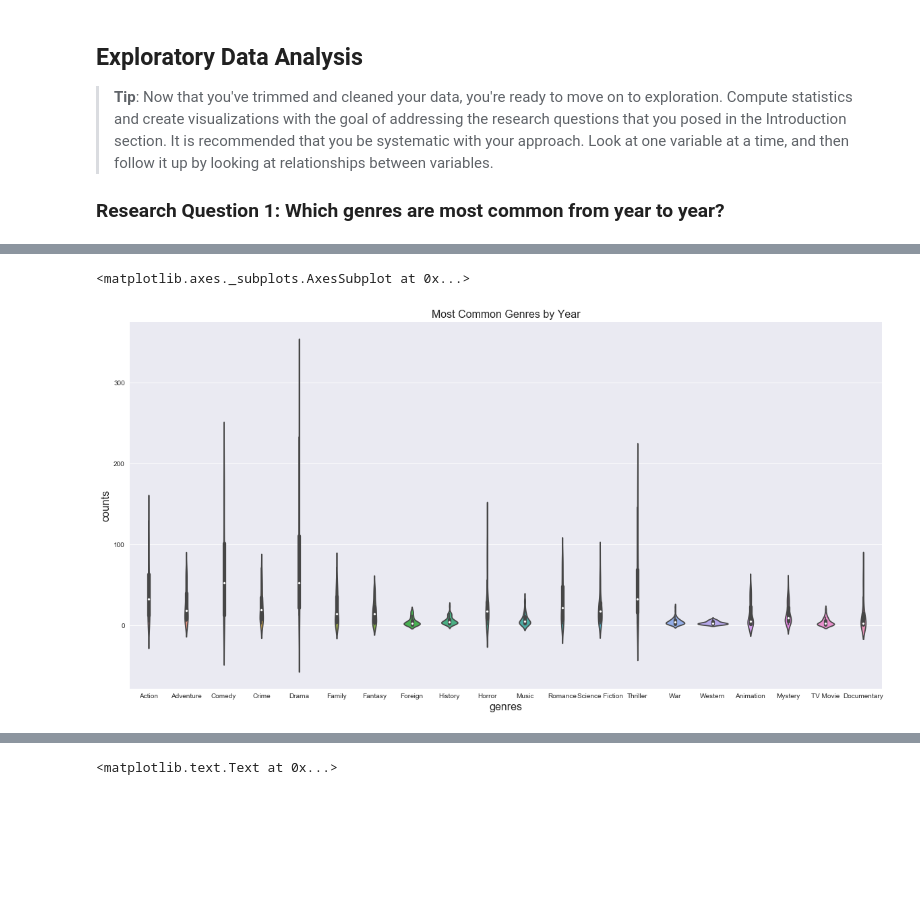
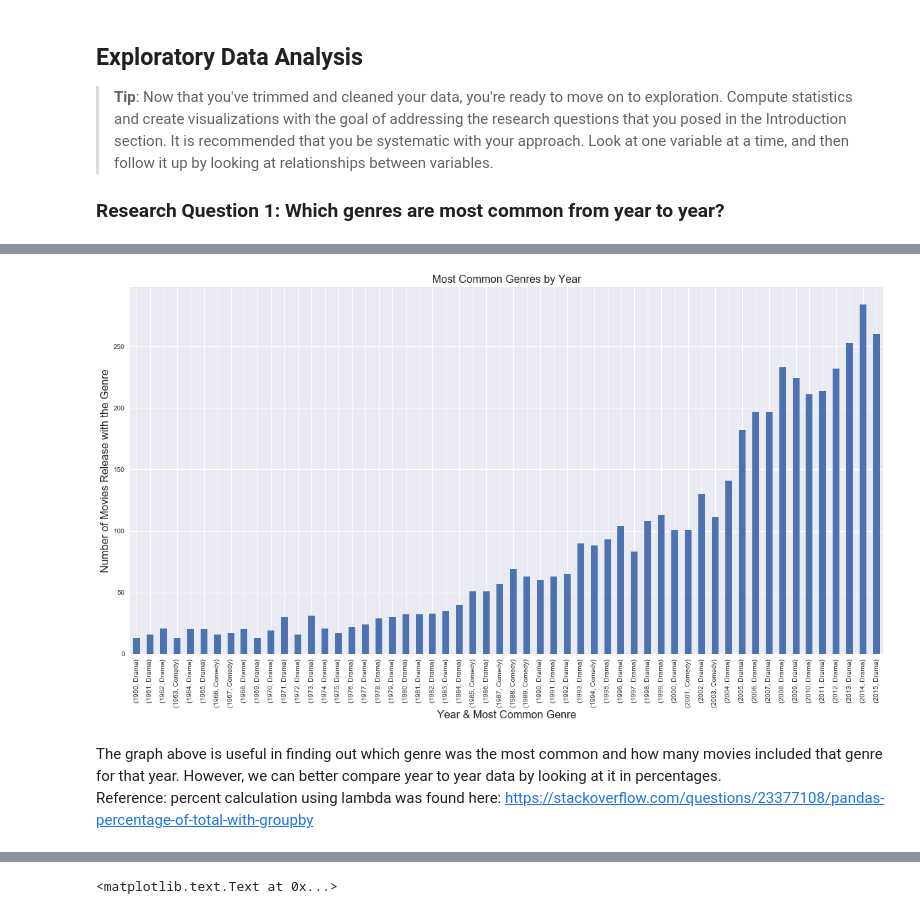
Before and after one commit to jasccyang/TMDB-movies-investigation, a Jupyter notebook: TMDB-Movies Investigation.ipynb, the cells around one changed output, grey strips where cells are left out. Cells and saved outputs as stored; diff of their text form; code cells hidden in the pictures; blank space fills up the shorter version.

Commit message:
Updated TMDB-Movies

```diff
--- a/TMDB-Movies Investigation.ipynb
+++ b/TMDB-Movies Investigation.ipynb
@@ -211,9 +200,11 @@ df_genres_final2.head()
+# %%
+# modify the dataframe to only display the most common movie genre for each year
+df_common_genres = df_genres_final.loc[df_genres_final.groupby('release_year')['counts'].idxmax()]
 # %%
-plt.figure(figsize=(20,10))
+df_common_genres.plot(kind = 'bar', figsize=(20,10))
 plt.title('Most Common Genres by Year', fontsize =16)
 plt.xlabel('Year & Most Common Genre', fontsize = 16)
 plt.ylabel('Number of Movies Release with the Genre', fontsize = 16)
-sns.violinplot(x='genres', y='counts',data=df_genres_final2)
+plt.legend().set_visible(False)
 # %% [output]
-<matplotlib.axes._subplots.AxesSubplot at 0x...>
-[figure, old version]
+[figure, new version]
@@ -223 +211,4 @@ df_popular_genres = df_genres_final.loc[df_genres_final.groupby('release_year')[
+# %% [markdown]
+The graph above is useful in finding out which genre was the most common and how many movies included that genre for that year. However, we can better compare year to year data by looking at it in percentages. <br>
+Reference: percent calculation using lambda was found here: https://stackoverflow.com/questions/23377108/pandas-percentage-of-total-with-groupby
 # %%
```
Also changed, not shown: parts of 18 cells of this notebook.
